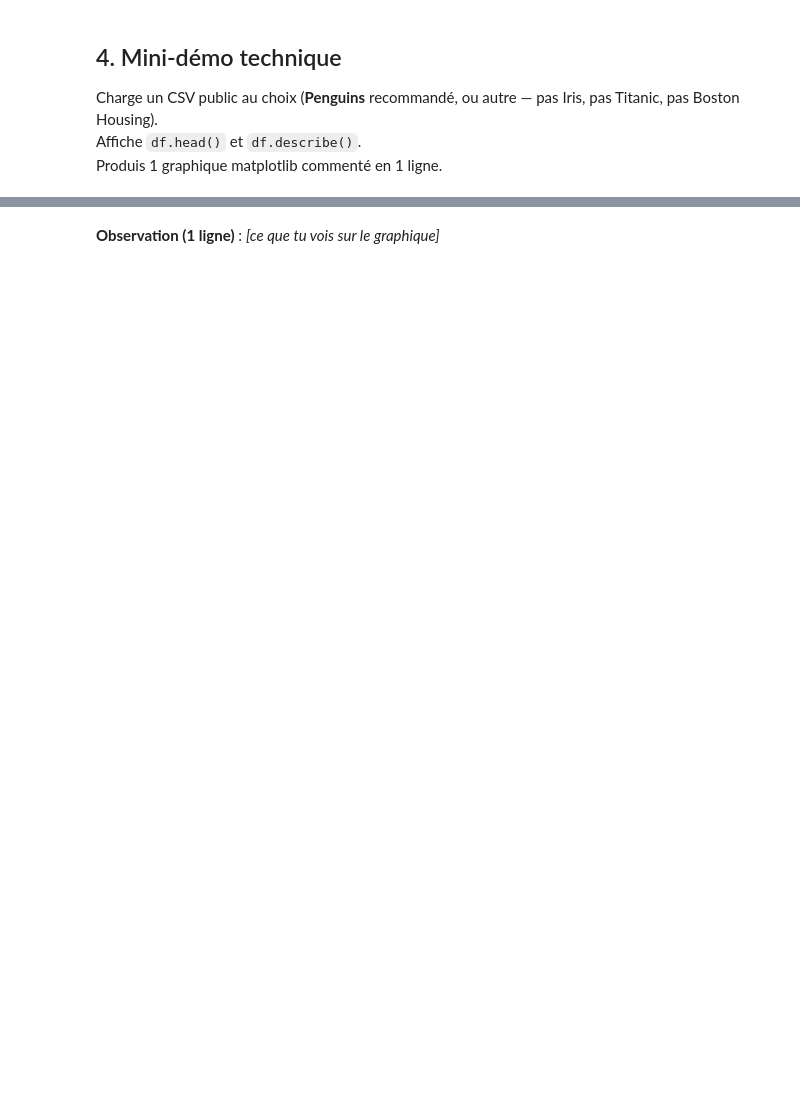
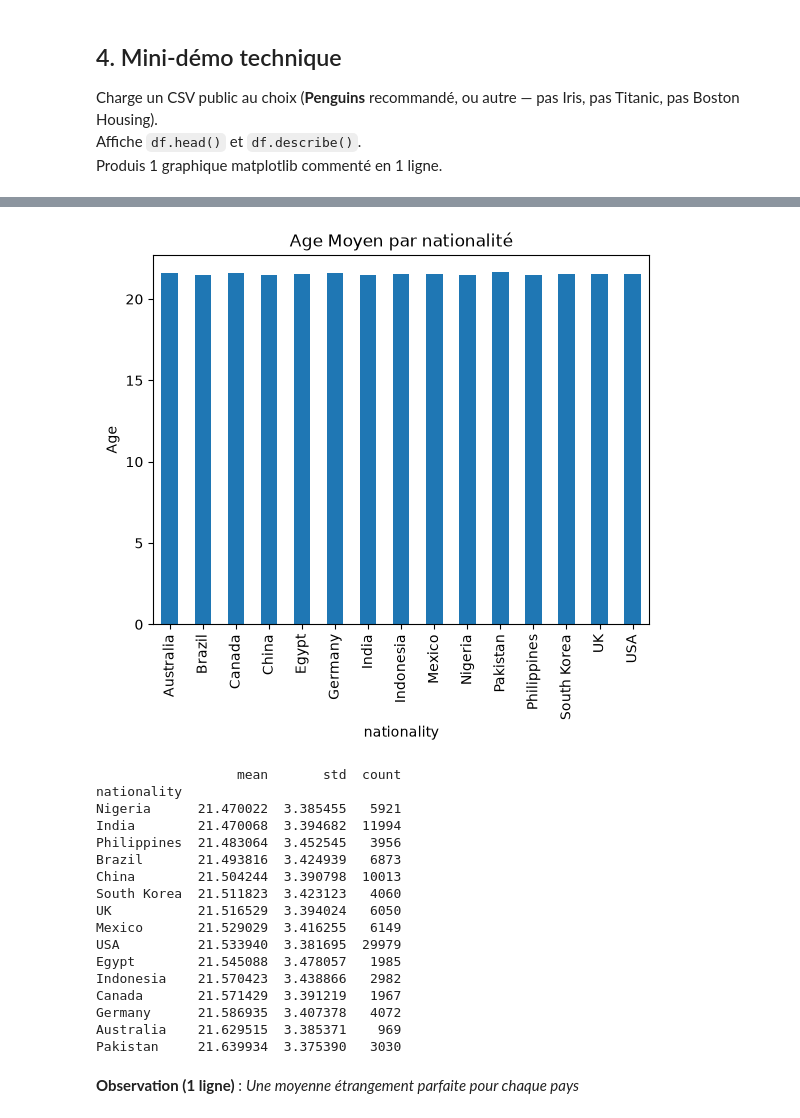
Before and after one commit to maximeRua/P0, a Jupyter notebook: squelette/presentation_template.ipynb, the cells around one changed output, grey strips where cells are left out. Drawn from its saved outputs; the diff is of its cells as text; code cells hidden in the pictures; blank space fills up the shorter version.

```diff
--- a/squelette/presentation_template.ipynb
+++ b/squelette/presentation_template.ipynb
@@ -25,3 +25,9 @@ Produis 1 graphique matplotlib commenté en 1 ligne.
 # %%
 import pandas as pd
 import matplotlib.pyplot as plt
+
+# Charge un dataset public (au choix). Ex Palmer Penguins :
+URL = "https://raw.githubusercontent.com/mohan13krishna/Student-Academic-Performance-Dropout-Risk/main/student_dropout_risk_2026.csv"
+df = pd.read_csv(URL)
+df.head()
+df.describe(include="all")
@@ -28,5 +48,26 @@ import matplotlib.pyplot as plt
 # %%
-# Charge un dataset public (au choix). Ex Palmer Penguins :
-URL = "https://raw.githubusercontent.com/allisonhorst/palmerpenguins/main/inst/extdata/penguins.csv"
-df = pd.read_csv(URL)
-df.head()
+df.groupby("nationality")["age"].mean().plot.bar(
+    title="Age Moyen par nationalité"
+)
+plt.ylabel("Age")
+plt.show()
+print(df.groupby("nationality")["age"].agg(["mean", "std", "count"]).sort_values("mean"))
+# %% [output]
+[figure, added]
+                  mean       std  count
+nationality
+Nigeria      21.470022  3.385455   5921
+India        21.470068  3.394682  11994
+Philippines  21.483064  3.452545   3956
+Brazil       21.493816  3.424939   6873
+China        21.504244  3.390798  10013
+South Korea  21.511823  3.423123   4060
+UK           21.516529  3.394024   6050
+Mexico       21.529029  3.416255   6149
+USA          21.533940  3.381695  29979
+Egypt        21.545088  3.478057   1985
+Indonesia    21.570423  3.438866   2982
+Canada       21.571429  3.391219   1967
+Germany      21.586935  3.407378   4072
+Australia    21.629515  3.385371    969
+Pakistan     21.639934  3.375390   3030
@@ -43,5 +74,5 @@ plt.show()
 # %% [markdown]
-**Observation (1 ligne)** : *[ce que tu vois sur le graphique]*
+**Observation (1 ligne)** : *Une moyenne étrangement parfaite pour chaque pays*
 # %% [markdown]
 ## 5. Réponses aux 3 questions d'acculturation IA
 
```
Also changed, not shown: parts of 10 cells of this notebook, 1 other file.
